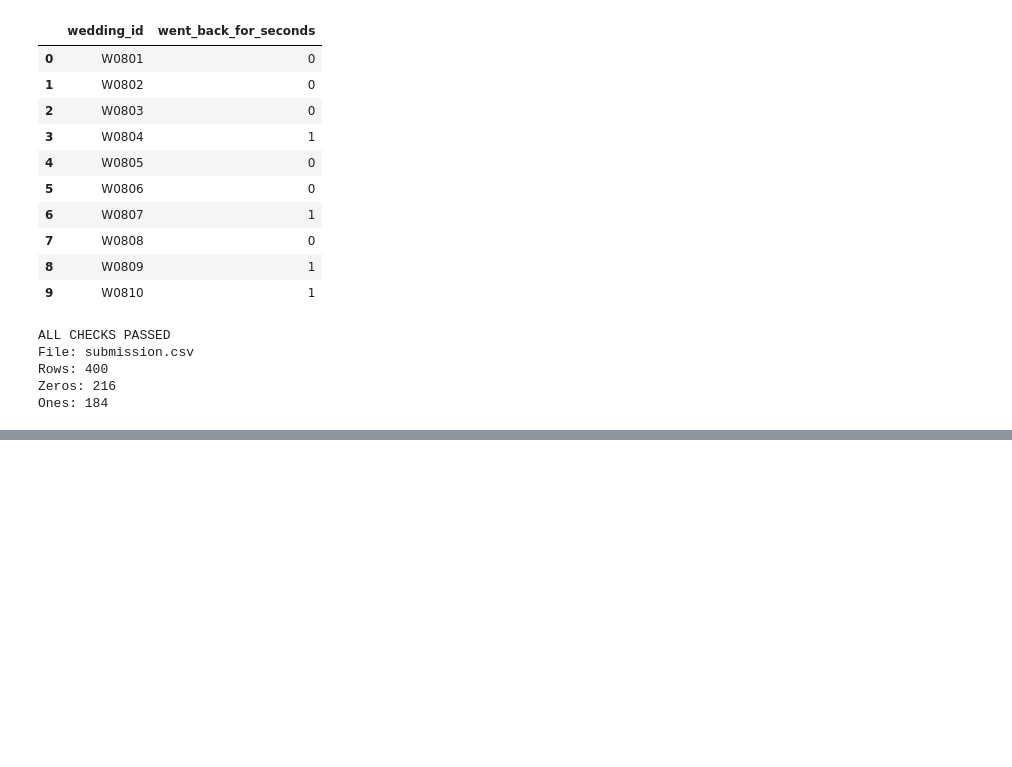
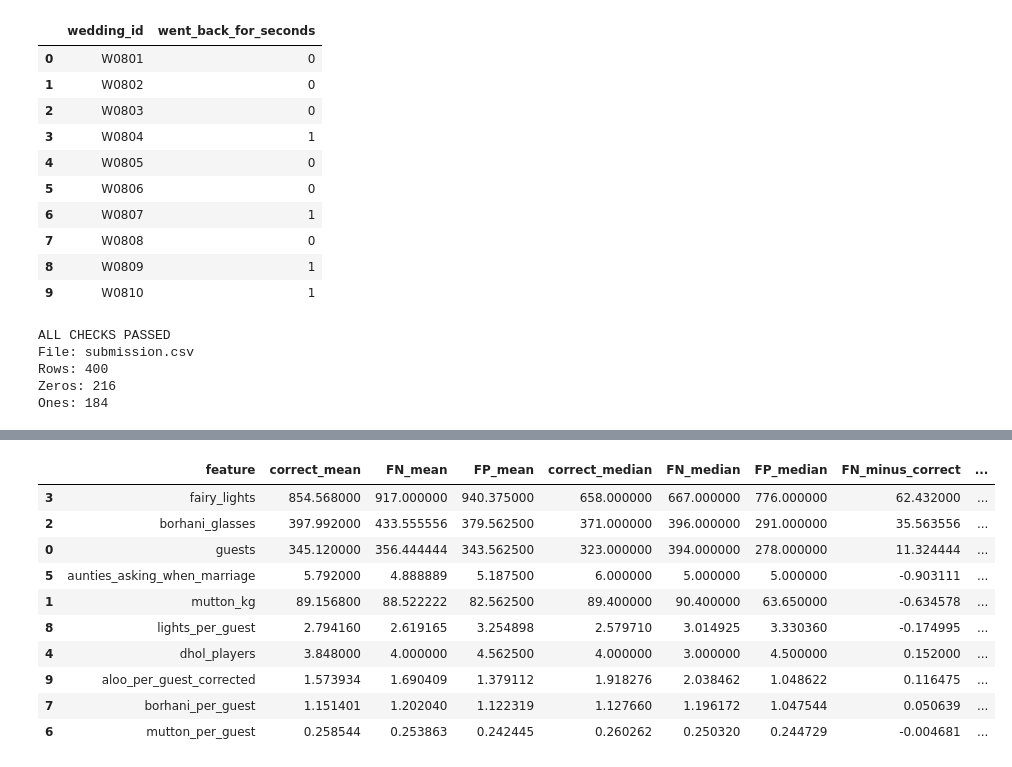
Before and after one commit to tjadnan1520/kacciBANABO, a Jupyter notebook: kacchi_solution.ipynb, the cells around one changed output, grey strips where cells are left out. Saved outputs shown, nothing was run; the diff lists cells and outputs as text; code cells hidden in the pictures; blank space fills up the shorter version.

```diff
--- a/kacchi_solution.ipynb
+++ b/kacchi_solution.ipynb
@@ -12416,0 +13820,67 @@ Ones: 184
+# %%
+# ==========================================
+# ERROR vs CORRECT: MEDIAN + MEAN
+# ==========================================
+
+rows = []
+
+for col in feature_cols:
+
+    correct_values = err_region.loc[
+        err_region["error_type"] == "correct",
+        col
+    ]
+
+    fn_values = err_region.loc[
+        err_region["error_type"] == "false_negative",
+        col
+    ]
+
+    fp_values = err_region.loc[
+        err_region["error_type"] == "false_positive",
+        col
+    ]
+
+    rows.append({
+        "feature": col,
+
+        "correct_mean": correct_values.mean(),
+        "FN_mean": fn_values.mean(),
+        "FP_mean": fp_values.mean(),
+
+        "correct_median": correct_values.median(),
+        "FN_median": fn_values.median(),
+        "FP_median": fp_values.median(),
+
+        "FN_minus_correct": (
+            fn_values.mean() -
+            correct_values.mean()
+        ),
+
+        "FP_minus_correct": (
+            fp_values.mean() -
+            correct_values.mean()
+        )
+    })
+
+error_compare = pd.DataFrame(rows)
+
+display(
+    error_compare.sort_values(
+        "FN_minus_correct",
+        key=lambda x: x.abs(),
+        ascending=False
+    )
+)
+# %% [output]
+|  | feature | correct_mean | FN_mean | FP_mean | correct_median | FN_median | FP_median | FN_minus_correct | ... |
+| 3 | fairy_lights | 854.568000 | 917.000000 | 940.375000 | 658.000000 | 667.000000 | 776.000000 | 62.432000 | ... |
+| 2 | borhani_glasses | 397.992000 | 433.555556 | 379.562500 | 371.000000 | 396.000000 | 291.000000 | 35.563556 | ... |
+| 0 | guests | 345.120000 | 356.444444 | 343.562500 | 323.000000 | 394.000000 | 278.000000 | 11.324444 | ... |
+| 5 | aunties_asking_when_marriage | 5.792000 | 4.888889 | 5.187500 | 6.000000 | 5.000000 | 5.000000 | -0.903111 | ... |
+| 1 | mutton_kg | 89.156800 | 88.522222 | 82.562500 | 89.400000 | 90.400000 | 63.650000 | -0.634578 | ... |
+| 8 | lights_per_guest | 2.794160 | 2.619165 | 3.254898 | 2.579710 | 3.014925 | 3.330360 | -0.174995 | ... |
+| 4 | dhol_players | 3.848000 | 4.000000 | 4.562500 | 4.000000 | 3.000000 | 4.500000 | 0.152000 | ... |
+| 9 | aloo_per_guest_corrected | 1.573934 | 1.690409 | 1.379112 | 1.918276 | 2.038462 | 1.048622 | 0.116475 | ... |
+| 7 | borhani_per_guest | 1.151401 | 1.202040 | 1.122319 | 1.127660 | 1.196172 | 1.047544 | 0.050639 | ... |
+| 6 | mutton_per_guest | 0.258544 | 0.253863 | 0.242445 | 0.260262 | 0.250320 | 0.244729 | -0.004681 | ... |
```
Also changed, not shown: parts of 93 cells of this notebook.
